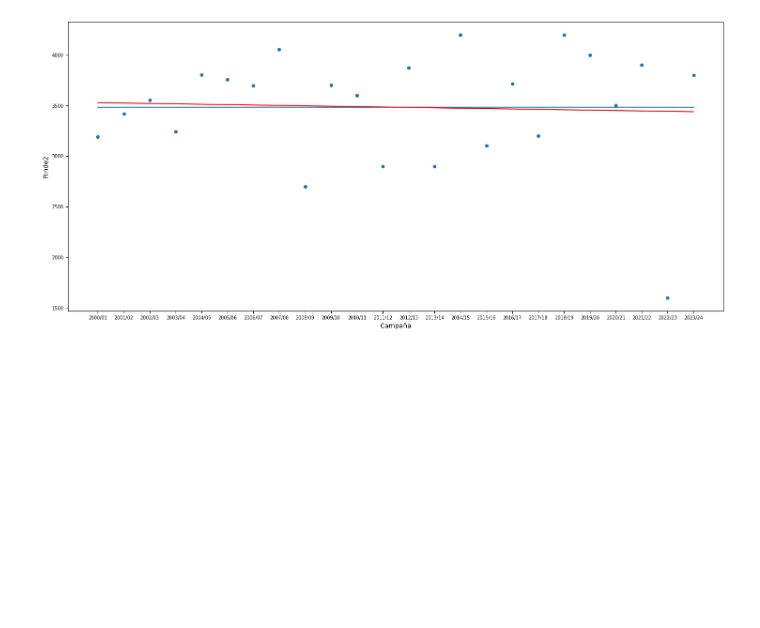
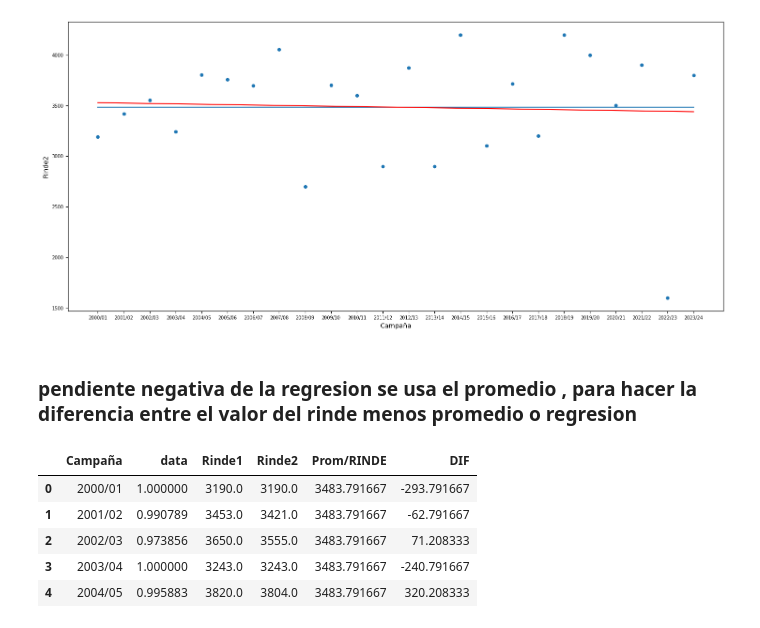
Before and after one commit to chiappegus/ORA_OTTO, a Jupyter notebook: v00_ora.ipynb, the cells around one changed output. Cells and saved outputs as stored; diff of their text form; code cells hidden in the pictures; blank space fills up the shorter version.

```diff
--- a/v00_ora.ipynb
+++ b/v00_ora.ipynb
@@ -125,3 +127,17 @@ plt.plot(x, res.intercept + res.slope*x, 'r', label='fitted line')
 # %% [output]
 [<matplotlib.lines.Line2D at 0x...>]
 [figure]
+# %% [markdown]
+### pendiente negativa de la regresion se usa el promedio , para hacer la diferencia  entre el valor del rinde menos promedio o regresion
+# %%
+
+dato["Prom/RINDE"]=dato['Rinde2'].mean()
+dato["DIF"] = (dato['Rinde2']- dato["Prom/RINDE"])
+dato.head()
+# %% [output]
+|  | Campaña | data | Rinde1 | Rinde2 | Prom/RINDE | DIF |
+| 0 | 2000/01 | 1.000000 | 3190.0 | 3190.0 | 3483.791667 | -293.791667 |
+| 1 | 2001/02 | 0.990789 | 3453.0 | 3421.0 | 3483.791667 | -62.791667 |
+| 2 | 2002/03 | 0.973856 | 3650.0 | 3555.0 | 3483.791667 | 71.208333 |
+| 3 | 2003/04 | 1.000000 | 3243.0 | 3243.0 | 3483.791667 | -240.791667 |
+| 4 | 2004/05 | 0.995883 | 3820.0 | 3804.0 | 3483.791667 | 320.208333 |
```
Also changed, not shown: parts of 4 cells of this notebook, 1 other file.
